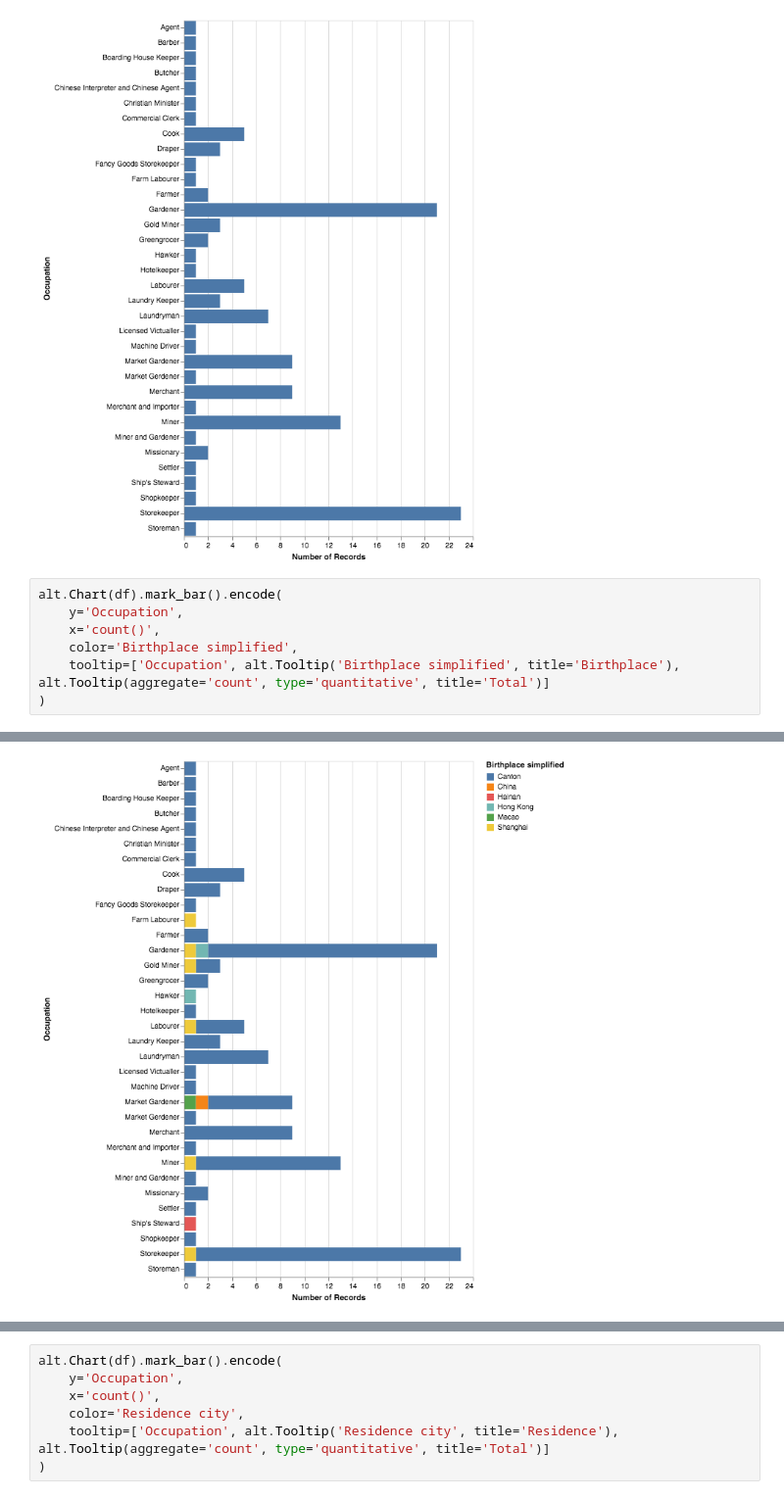
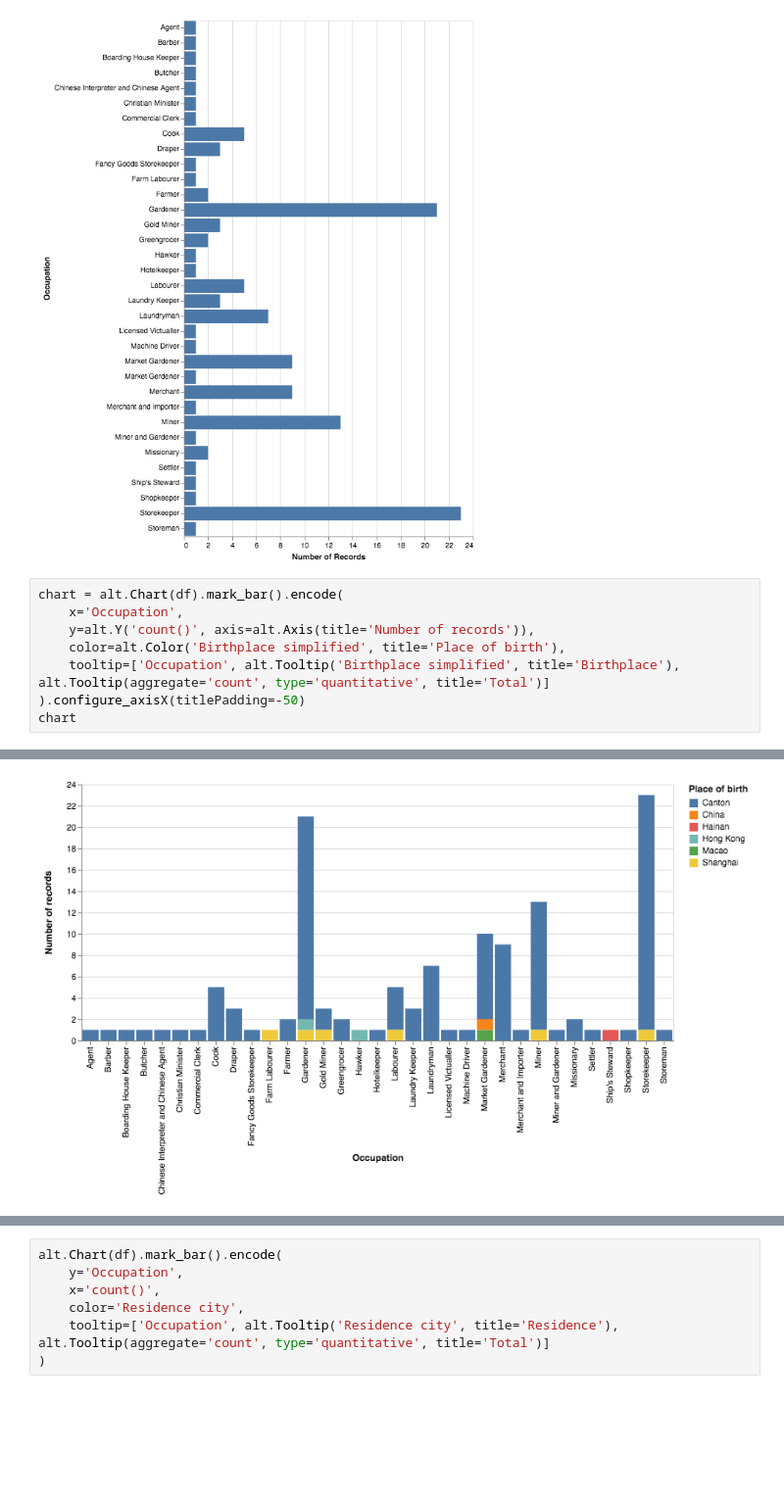
Before and after one commit to wragge/otago-naturalisations, a Jupyter notebook: Naturalisations.ipynb, the cells around one changed output, grey strips where cells are left out. Shown at 98% size. Saved outputs shown, nothing was run; the diff lists cells and outputs as text; blank space fills up the shorter version.

```diff
--- a/Naturalisations.ipynb
+++ b/Naturalisations.ipynb
@@ -106,12 +124,13 @@ alt.Chart(df).mark_bar().encode(
 [interactive output not drawn]
 [figure]
 # %%
-alt.Chart(df).mark_bar().encode(
-    y='Occupation',
-    x='count()',
-    color='Birthplace simplified',
+chart = alt.Chart(df).mark_bar().encode(
+    x='Occupation',
+    y=alt.Y('count()', axis=alt.Axis(title='Number of records')),
+    color=alt.Color('Birthplace simplified', title='Place of birth'),
     tooltip=['Occupation', alt.Tooltip('Birthplace simplified', title='Birthplace'), alt.Tooltip(aggregate='count', type='quantitative', title='Total')]
-)
+).configure_axisX(titlePadding=-50)
+chart
 # %% [output]
 [interactive output not drawn]
-[figure, old version]
+[figure, new version]
```
Also changed, not shown: parts of 15 cells of this notebook, 16 other files.
